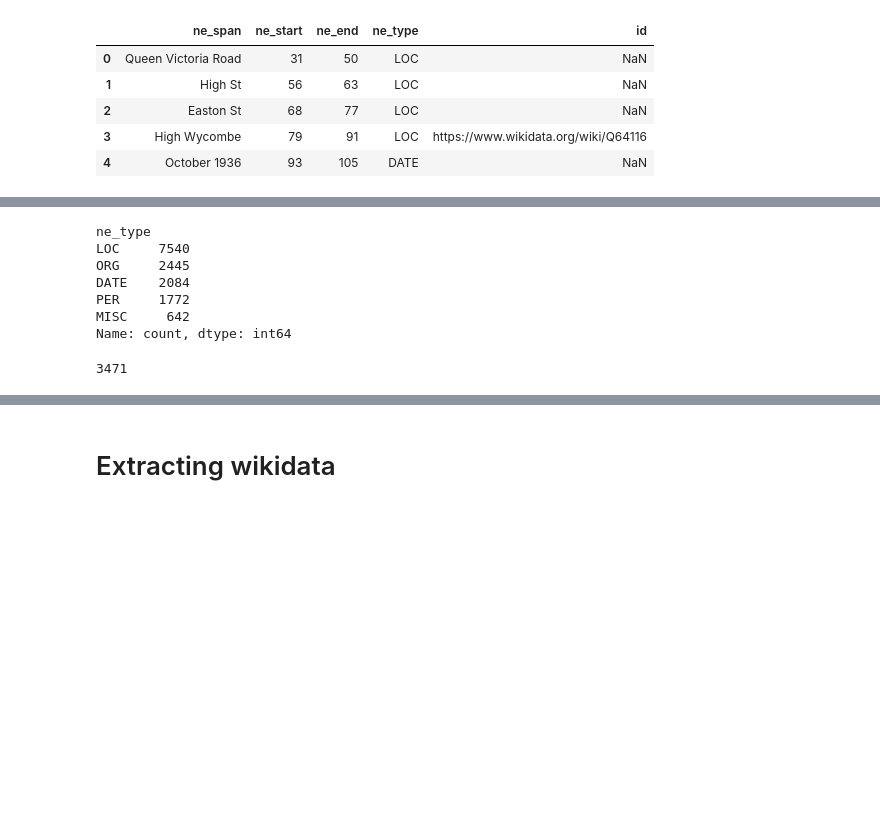
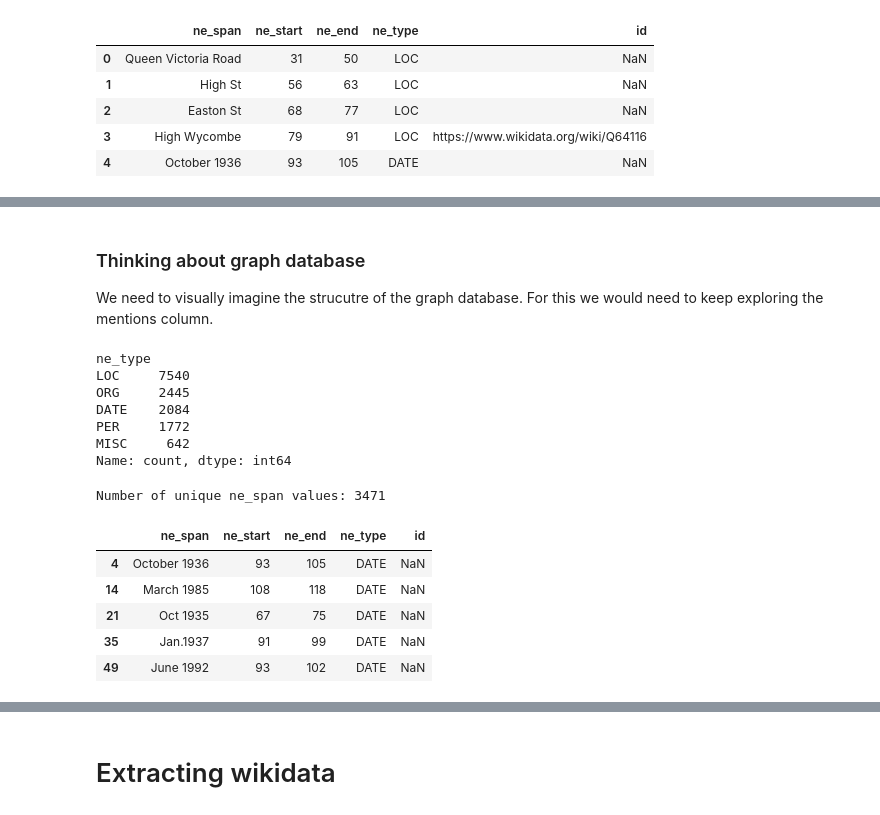
Before and after one commit to thebekhruz/Semantic_Search_v2.0, a Jupyter notebook: eda/notebooks/eda.ipynb, the cells around one changed output, grey strips where cells are left out. Drawn from its saved outputs; the diff is of its cells as text; code cells hidden in the pictures; blank space fills up the shorter version.

```diff
--- a/eda/notebooks/eda.ipynb
+++ b/eda/notebooks/eda.ipynb
@@ -295,3 +368,6 @@ df_mentions_date[df_mentions_date['id'].notnull()]
+# %% [markdown]
+### Thinking about graph database
+We need to visually imagine the strucutre of the graph database. For this we would need to keep exploring the mentions column.
 # %%
 # Count each category of ne_type in mentions column
 df_mentions['ne_type'].value_counts()
@@ -303,8 +388,26 @@ DATE    2084
 PER     1772
 MISC     642
 Name: count, dtype: int64
-# %%
-# Count unique ne_span values in mentions column
-df_mentions['ne_span'].nunique()
-# %% [output]
-3471
+# %%
+# Count unique ne_span values in mentions column
+print(f'Number of unique ne_span values: {df_mentions["ne_span"].nunique()}')
+
+
+# Out of 14483 objects in mentions column, 3471 are unique.
+# This suggests that there are multiple objects that have the same ne_span value.
+# Which means that there would be multiple relations withing documents that have the same ne_span value.
+# This is great for our graph database.
+# %% [output]
+Number of unique ne_span values: 3471
+# %%
+# Output all objects with ny_type: 'DATE' which are not in a YYYY format
+df_mentions_date = df_mentions[df_mentions['ne_type'] == 'DATE']
+df_mentions_date = df_mentions_date[~df_mentions_date['ne_span'].str.match(r'^\d{4}$')]
+df_mentions_date.head()
+# %% [output]
+|  | ne_span | ne_start | ne_end | ne_type | id |
+| 4 | October 1936 | 93 | 105 | DATE | NaN |
+| 14 | March 1985 | 108 | 118 | DATE | NaN |
+| 21 | Oct 1935 | 67 | 75 | DATE | NaN |
+| 35 | Jan.1937 | 91 | 99 | DATE | NaN |
+| 49 | June 1992 | 93 | 102 | DATE | NaN |
```
Also changed, not shown: parts of 45 cells of this notebook, 1 other file.
